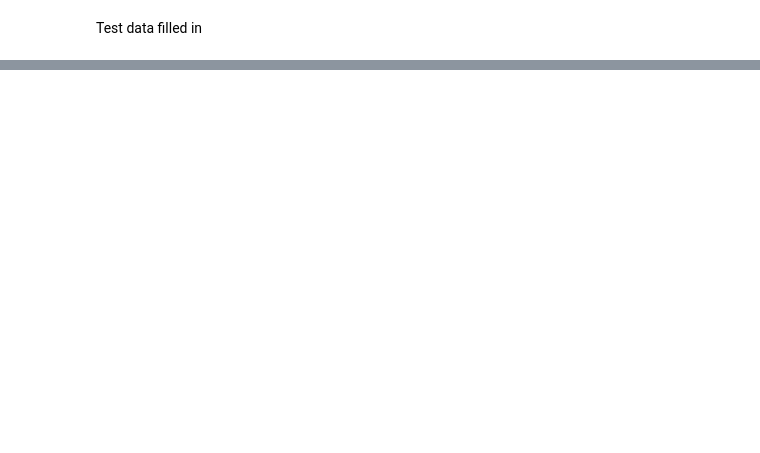
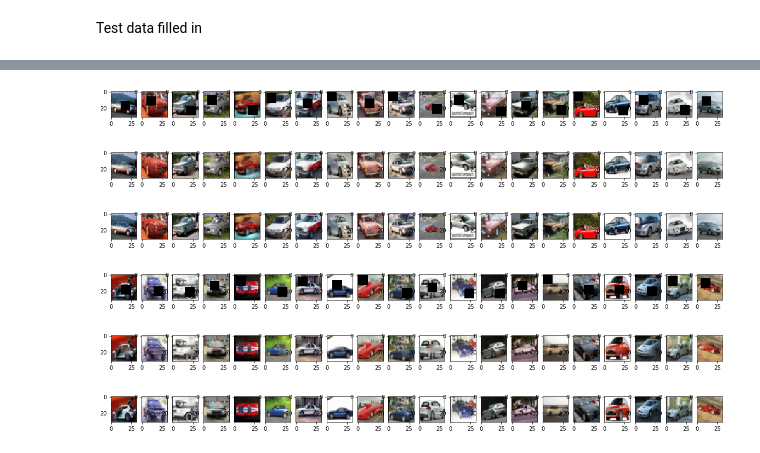
Before and after one commit to nji3/Deep_Learning_Study_Tutorial, a Jupyter notebook: Image Fill/Image_Fill_by_Direct_Convolution.ipynb, the cells around one changed output, grey strips where cells are left out. Drawn from its saved outputs; the diff is of its cells as text; code cells hidden in the pictures; blank space fills up the shorter version.

```diff
--- a/Image Fill/Image_Fill_by_Direct_Convolution.ipynb
+++ b/Image Fill/Image_Fill_by_Direct_Convolution.ipynb
@@ -200,0 +213,4 @@ plt.show()
+# %%
+convmodel_opt = optimizers.Adam(0.0005,0.5)
+convmodel.compile(optimizer=convmodel_opt, loss='mean_squared_error')
+convmodel.fit([x_train,cond_train],x_tra,epochs=50,batch_size=batch_size)
@@ -200,0 +236,19 @@ plt.show()
+# %%
+convmodel_recons = convmodel.predict([x_train,cond_train],batch_size=batch_size)
+Plot_Img(20,x_train,20,10)
+Plot_Img(20,convmodel_recons,20,10)
+Plot_Img(20,x_tra,20,10)
+plt.show()
+
+convmodel_recons_test = convmodel.predict([x_test,cond_test],batch_size=batch_size)
+Plot_Img(20,x_test,20,10)
+Plot_Img(20,convmodel_recons_test,20,10)
+Plot_Img(20,x_te,20,10)
+plt.show()
+# %% [output]
+[figure, added]
+[figure, added]
+[figure, added]
+[figure, added]
+[figure, added]
+[figure, added]
```
Also changed, not shown: parts of 7 cells of this notebook.
